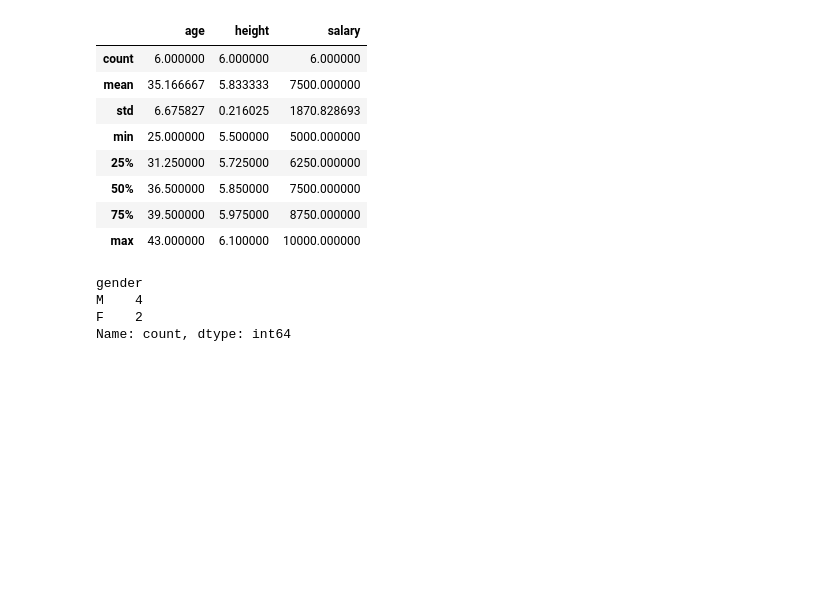
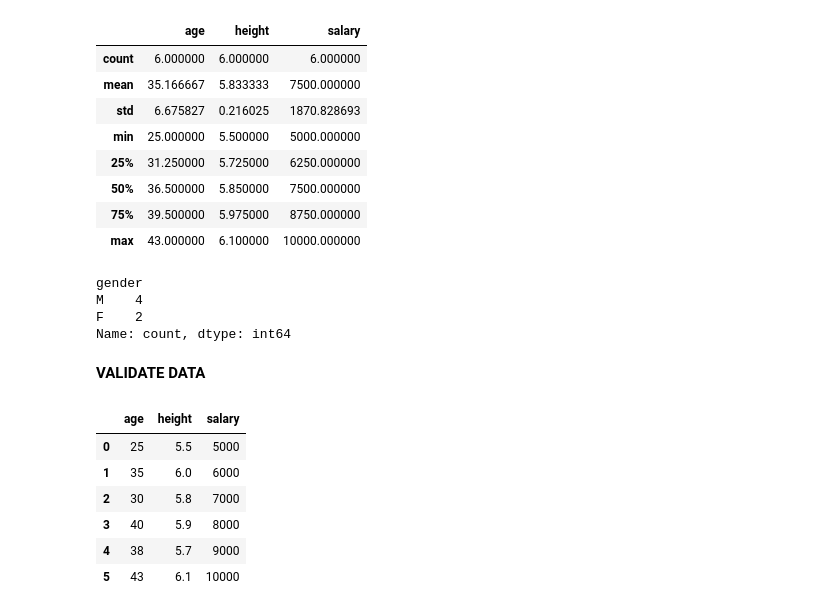
Before and after one commit to f2alab/datacamptraining, a Jupyter notebook: eda.ipynb, the cells around one changed output. Drawn from its saved outputs; the diff is of its cells as text; code cells hidden in the pictures; blank space fills up the shorter version.

```diff
--- a/eda.ipynb
+++ b/eda.ipynb
@@ -48,3 +48,18 @@ gender
 M    4
 F    2
 Name: count, dtype: int64
+# %% [markdown]
+**VALIDATE DATA**
+# %%
+data.select_dtypes('number')
+# data['height'].astype('int64')
+# data.describe()
+# data.dtypes
+# %% [output]
+|  | age | height | salary |
+| 0 | 25 | 5.5 | 5000 |
+| 1 | 35 | 6.0 | 6000 |
+| 2 | 30 | 5.8 | 7000 |
+| 3 | 40 | 5.9 | 8000 |
+| 4 | 38 | 5.7 | 9000 |
+| 5 | 43 | 6.1 | 10000 |
```
Also changed, not shown: parts of 7 cells of this notebook, 5 other files.
